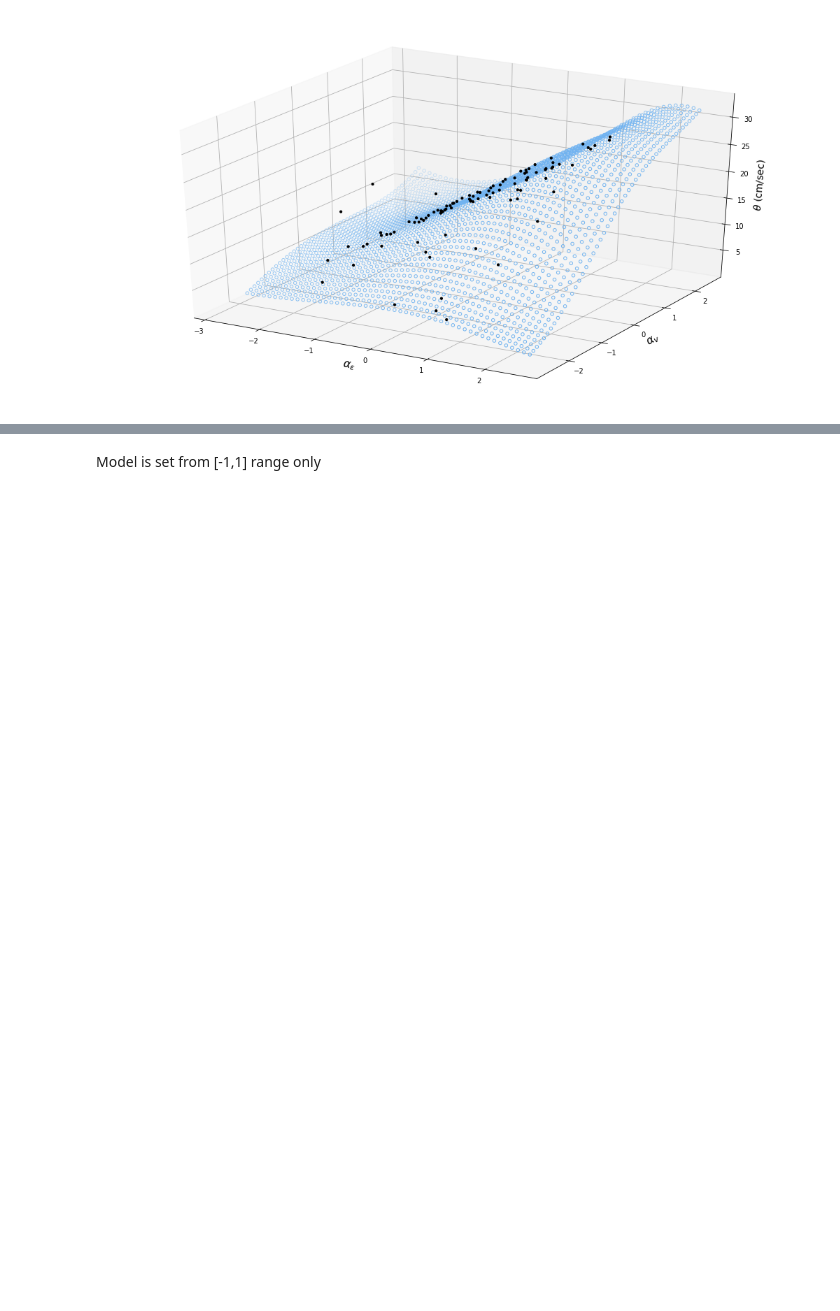
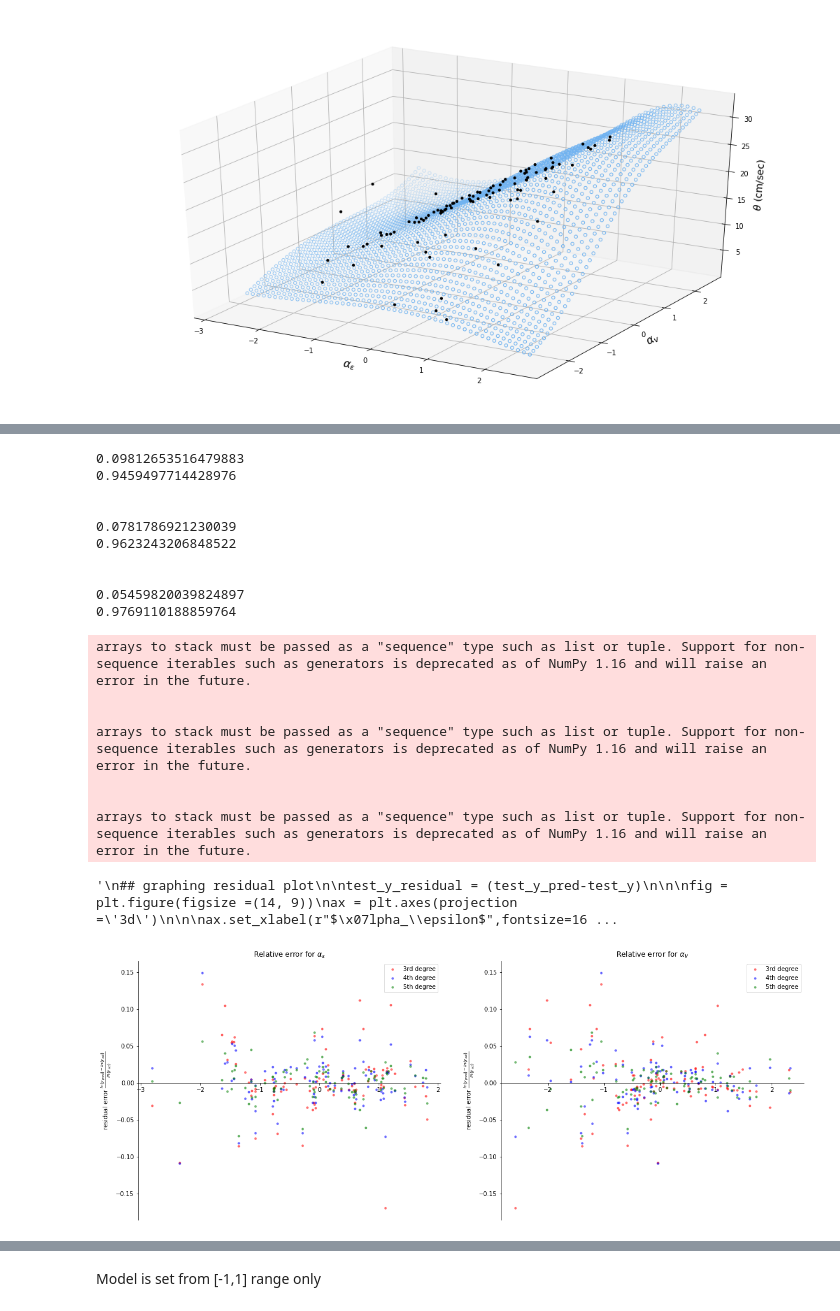
Before and after one commit to mtareqsoliman/msthesis, a Jupyter notebook: 100ML_10282022.ipynb, the cells around one changed output, grey strips where cells are left out. Saved outputs shown, nothing was run; the diff lists cells and outputs as text; code cells hidden in the pictures; blank space fills up the shorter version.

```diff
--- a/100ML_10282022.ipynb
+++ b/100ML_10282022.ipynb
@@ -303,7 +303,7 @@ for i,clr,dgr in zip(['3rd degree','4th degree','5th degree'],['red','blue','gre
     regression_model.fit(poly_x_values, y_values)
     y_pred = regression_model.predict(poly_x_values)
     #p00,p10,p01,p20,p11,p02 = regression_model.coef_.T
-    MSE = mean_squared_error(y_values, y_pred, squared=True)
+    MSE = mean_squared_error(y_values, y_pred, squared=False)
     print(MSE)
 
 
@@ -324,33 +324,53 @@ for i,clr,dgr in zip(['3rd degree','4th degree','5th degree'],['red','blue','gre
     ax[0].legend()
 
     ax[1].scatter(test_x[:,1],test_y_residual,color=clr,s=10,label=i,alpha=0.5)
     ax[1].spines['bottom'].set_position('zero')
     ax[1].spines['right'].set_color('none')
     ax[1].spines['top'].set_color('none')
     ax[1].set_title(r"Relative error for $\alpha_V$")
     ax[1].set_ylabel(r"residual error $\frac{ln(y_{pred})-ln(y_{act})}{ln(y_{act})}$")
     ax[1].legend()
 
 
     print('\n')
 '''
 ## graphing residual plot
 
 test_y_residual = (test_y_pred-test_y)
 
 
 fig = plt.figure(figsize =(14, 9))
 ax = plt.axes(projection ='3d')
 
 
 ax.set_xlabel(r"$\alpha_\epsilon$",fontsize=16)
 ax.set_ylabel(r"$\alpha_v$",fontsize=16)
 ax.set_zlabel(r"$\theta$ residual (cm/sec)",fontsize=14)
 ax.set_zlim(-1,1)
 
 ax.scatter(x_values[:,0], x_values[:,1], (y_pred-y_values)/y_values,color='black',marker='.',alpha=1,s=70)
 ax.scatter(test_x[:,0], test_x[:,1], test_y_residual/test_y,color='black',marker='.',alpha=0.25,s=70)
 '''
+# %% [output]
+0.09812653516479883
+0.9459497714428976
+
+
+0.0781786921230039
+0.9623243206848522
+
+
+0.05459820039824897
+0.9769110188859764
+arrays to stack must be passed as a "sequence" type such as list or tuple. Support for non-sequence iterables such as generators is deprecated as of NumPy 1.16 and will raise an error in the future.
+
+
+arrays to stack must be passed as a "sequence" type such as list or tuple. Support for non-sequence iterables such as generators is deprecated as of NumPy 1.16 and will raise an error in the future.
+
+
+arrays to stack must be passed as a "sequence" type such as list or tuple. Support for non-sequence iterables such as generators is deprecated as of NumPy 1.16 and will raise an error in the future.
+'\n## graphing residual plot\n\ntest_y_residual = (test_y_pred-test_y)\n\n\nfig = plt.figure(figsize =(14, 9))\nax = plt.axes(projection =\'3d\')\n\n\nax.set_xlabel(r"$\x07lpha_\\epsilon$",fontsize=16 ...
+[figure, added]
 # %%
 
 # -*- coding: utf-8 -*-
```
Also changed, not shown: parts of 4 cells of this notebook.
